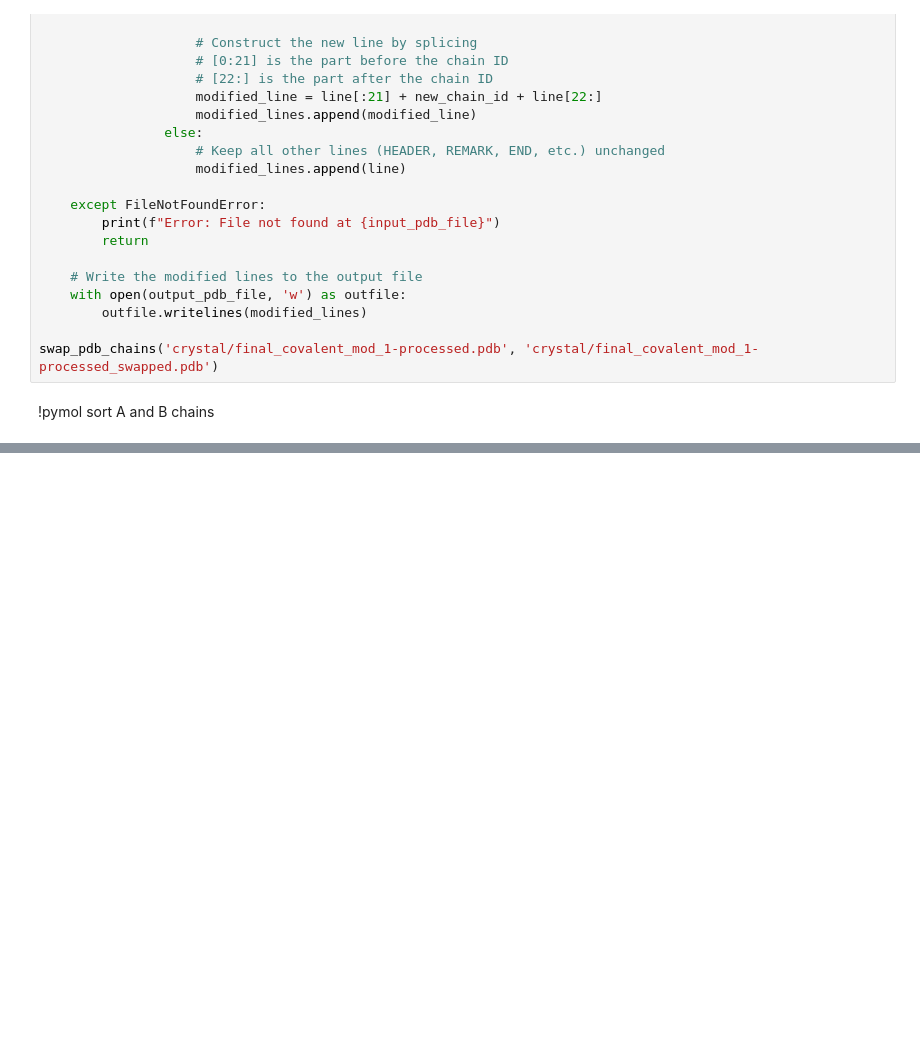
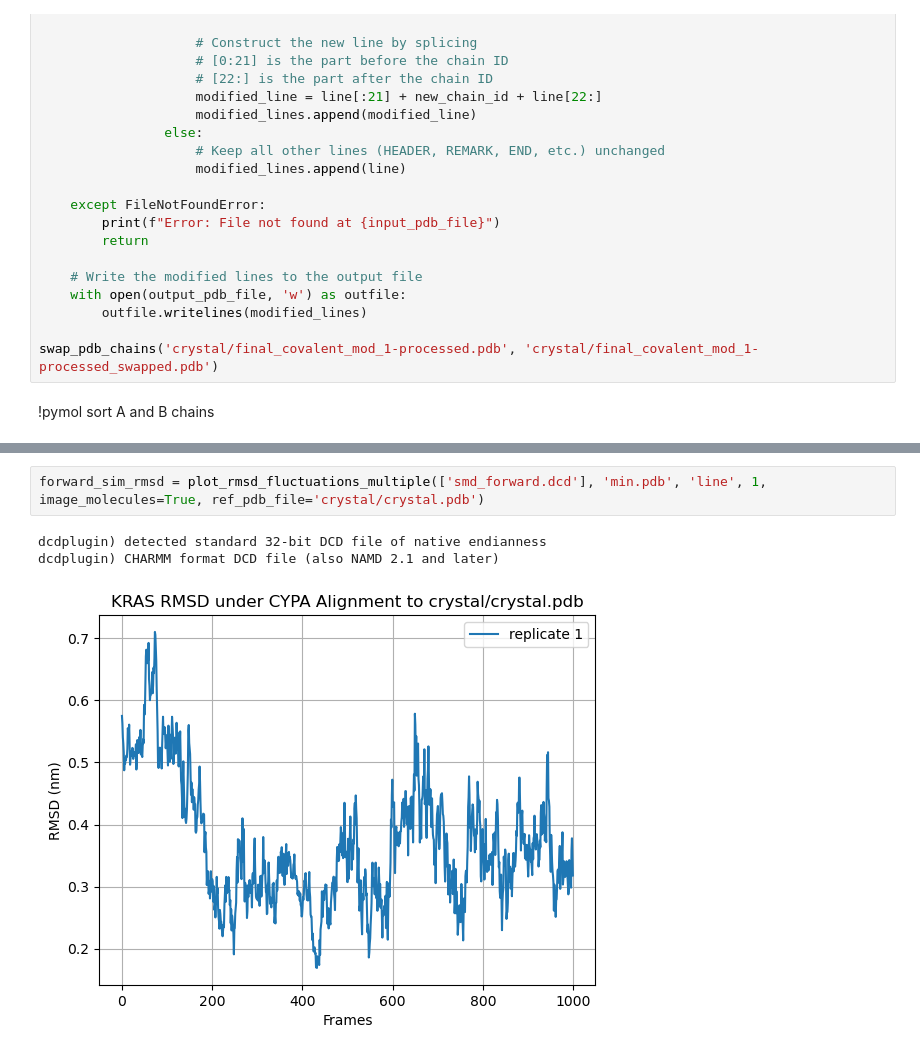
Before and after one commit to HaoLan-compchem/blog_03_12_2025, a Jupyter notebook: ternary_complex/smd/smd_workflow.ipynb, the cells around one changed output, grey strips where cells are left out. Cells and saved outputs as stored; diff of their text form; blank space fills up the shorter version.

```diff
--- a/ternary_complex/smd/smd_workflow.ipynb
+++ b/ternary_complex/smd/smd_workflow.ipynb
@@ -450,0 +447,6 @@ dcdplugin) CHARMM format DCD file (also NAMD 2.1 and later)
+# %%
+forward_sim_rmsd = plot_rmsd_fluctuations_multiple(['smd_forward.dcd'], 'min.pdb', 'line', 1, image_molecules=True, ref_pdb_file='crystal/crystal.pdb')
+# %% [output]
+dcdplugin) detected standard 32-bit DCD file of native endianness
+dcdplugin) CHARMM format DCD file (also NAMD 2.1 and later)
+[figure, added]
```
Also changed, not shown: parts of 11 cells of this notebook, 2 other files.
